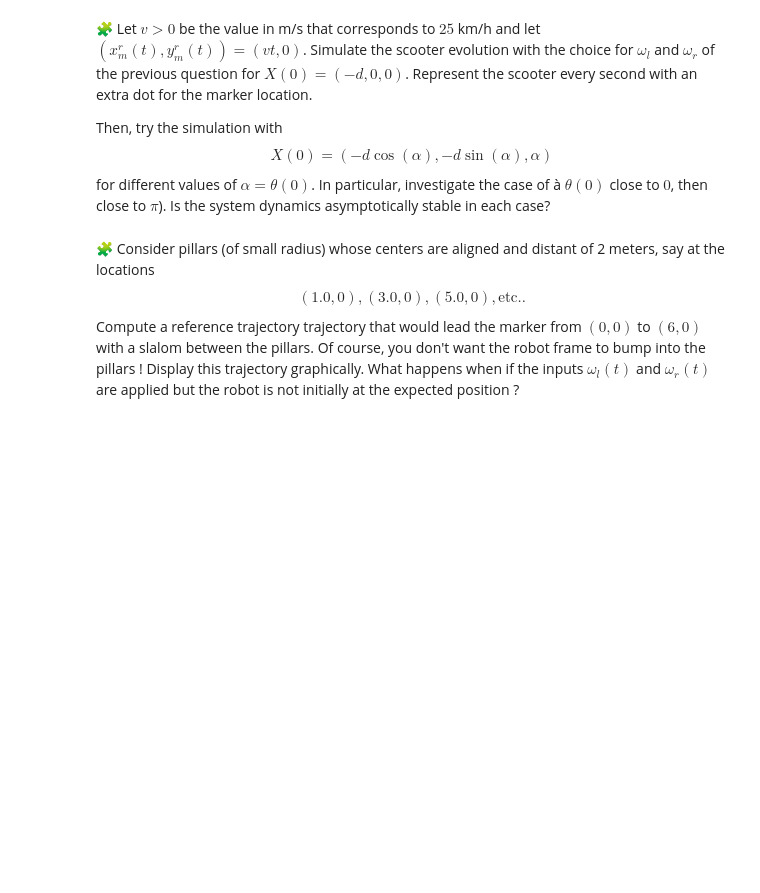
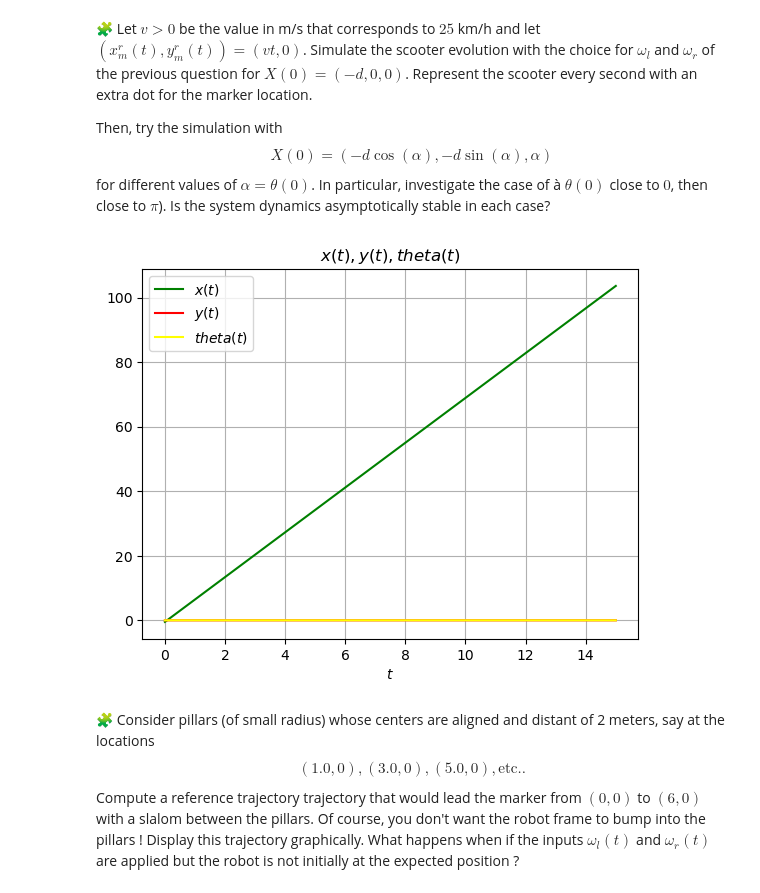
Before and after one commit to LahbibAll/control-engineering-with-python-project-2023-2024, a Jupyter notebook: Project-part-3.ipynb, the cells around one changed output. Drawn from its saved outputs; the diff is of its cells as text; code cells hidden in the pictures; blank space fills up the shorter version.

```diff
--- a/Project-part-3.ipynb
+++ b/Project-part-3.ipynb
@@ -826,3 +897,54 @@ pass
+# %%
+from math import degrees as deg
+from math import radians as rad
+from math import *
+
+v = 25/3.6
+d = 0.5
+l = 0.5
+r = 0.125
+x0 = -d*cos(0)
+y0 = -d*sin(0)
+alpha0 = 0
+tf = 15
+X0 = array([x0, y0, alpha0])
+
+def scooter_marker(t, X):
+    x, y, theta = X
+
+    xm_r = v*t
+    d_xm_r = v
+
+    ym_r = 0
+    d_ym_r = 0
+    inverse = (1/(4*r)) * array([[3*cos(theta) + sin(theta), cos(theta) - 3*sin(theta)], [cos(theta) + 3*sin(theta), 3*cos(theta) - sin(theta)]])
+    omega_r, omega_l = dot(inverse, array([d_xm_r + d_ym_r, d_xm_r - d_ym_r]))
+
+
+    dtheta = (r/l) * (omega_r - omega_l)
+    dx = (r/2) * (omega_l + omega_r) * cos(theta)
+    dy = (r/2) * (omega_l + omega_r) * sin(theta)
+
+    dX = array([dx, dy, dtheta])
+    return dX
+
+res = solve_ivp(scooter_marker, [0.0, tf], X0, dense_output = True, max_step = 1e-2)
+
+ts = res["t"]
+xs = res["y"][0]
+ys = res["y"][1]
+thetas = res["y"][2]
+
+figure()
+plot(ts, xs, "k",color='green',label=r'$x(t)$')
+plot(ts, ys, "k",color='red',label=r'$y(t)$')
+plot(ts, thetas, "k",color='yellow',label=r'$theta(t)$')
+grid(True); xlabel("$t$"); title("$x(t), y(t), theta(t)$")
+
+legend()
+show()
+# %% [output]
+[figure, added]
 # %% [markdown]
 🧩 Consider pillars (of small radius) whose centers are aligned and distant of 2 meters, say at the locations
 $$
```
Also changed, not shown: parts of 11 cells of this notebook.
